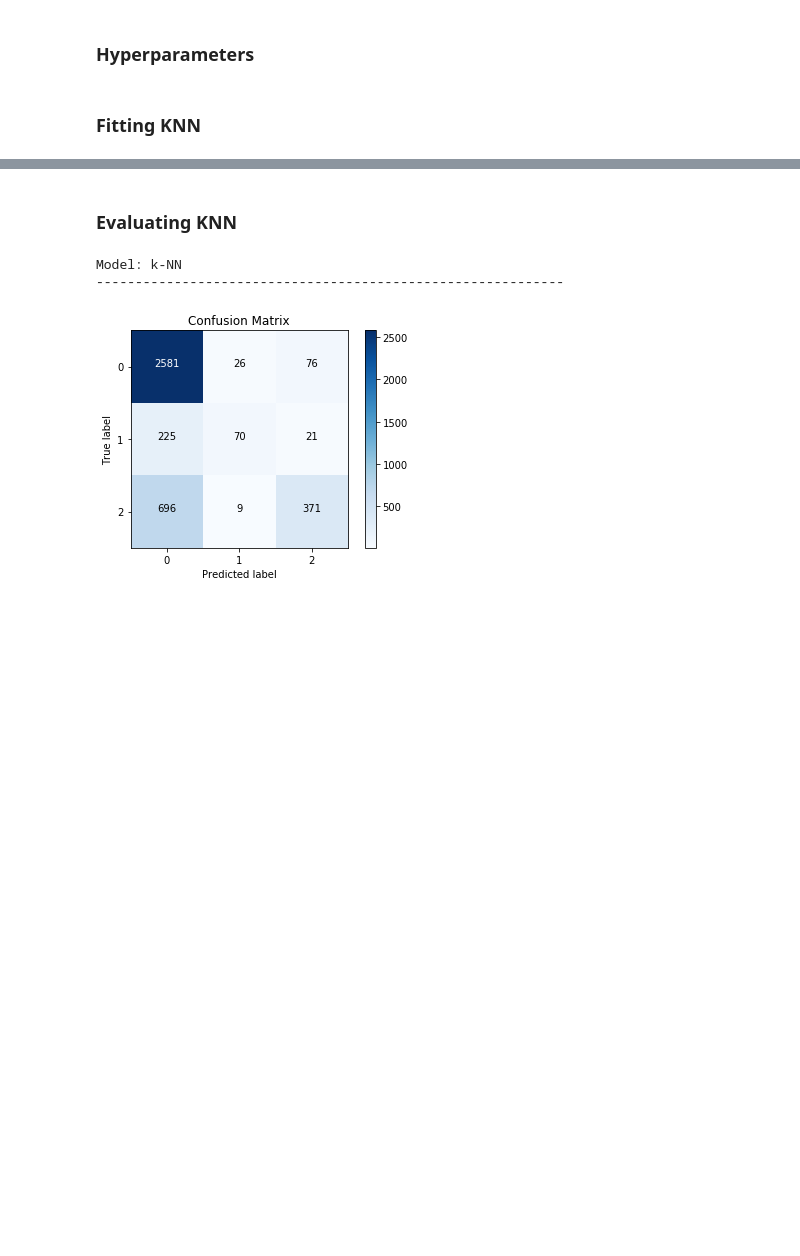
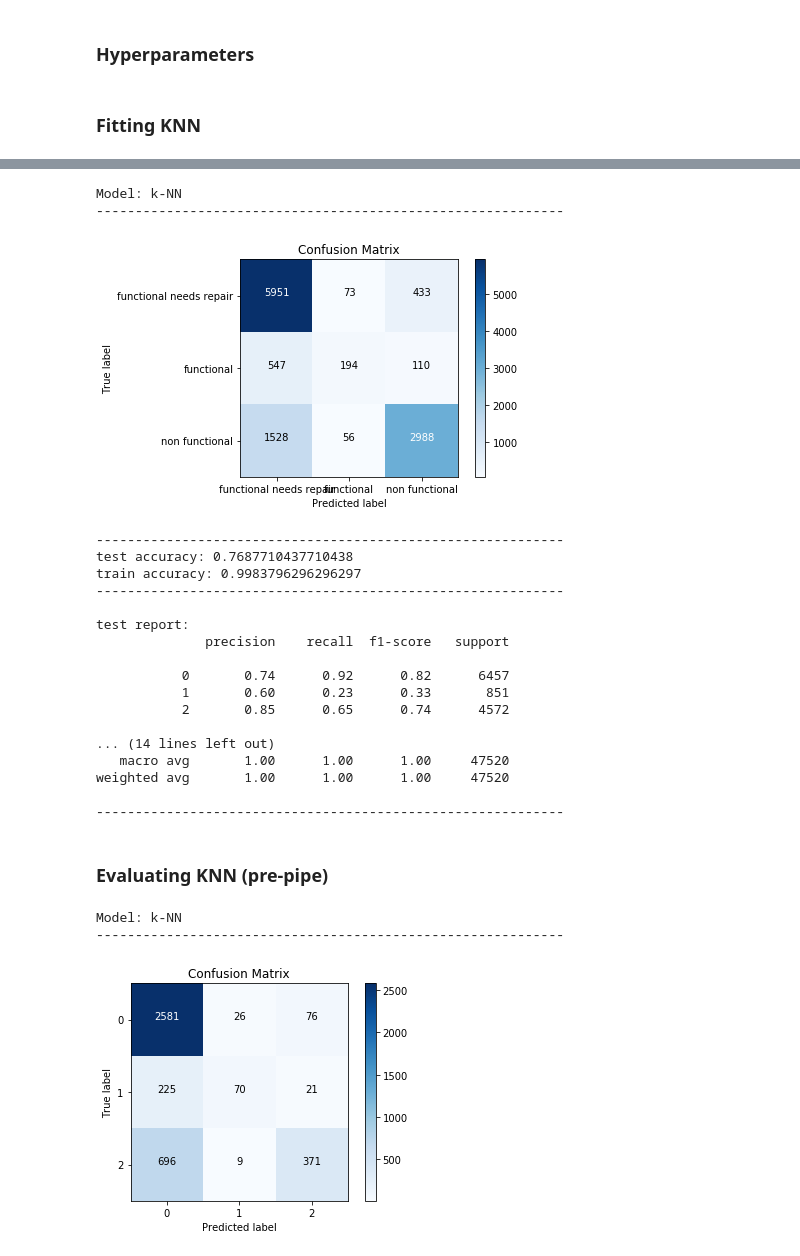
Before and after one commit to jneums/tanzania, a Jupyter notebook: notebooks/model.ipynb, the cells around one changed output, grey strips where cells are left out. Drawn from its saved outputs; the diff is of its cells as text; code cells hidden in the pictures; blank space fills up the shorter version.

```diff
--- a/notebooks/model.ipynb
+++ b/notebooks/model.ipynb
@@ -423,11 +376,12 @@ knn_params = {
     'model__weights': ['distance'],
     'model__p': [2]
 }
+
+knn_params.update(preprocessor_params)
 # %% [markdown]
 ### Fitting KNN
 # %%
 from sklearn.neighbors import KNeighborsClassifier
 knn = { 'model': KNeighborsClassifier(), 'params': knn_params }
-feature_names = numerical_cols + categorical_cols
-knn_test_preds, knn_train_preds, knn_pipeline = fit_predict(knn, X_total_train, X_total_test, y_total_train, y_total_test)
+knn_test_preds, knn_train_preds, knn_pipeline = fit_predict(knn, X_train, X_test, y_train, y_test)
 # %% [output]
@@ -439,3 +409,26 @@ Best parameter (CV score=0.726):
+# %%
+metrics('k-NN', y_train, y_test, knn_train_preds, knn_test_preds)
+# %% [output]
+Model: k-NN
+------------------------------------------------------------
+[figure, added]
+------------------------------------------------------------
+test accuracy: 0.7687710437710438
+train accuracy: 0.9983796296296297
+------------------------------------------------------------
+
+test report:
+              precision    recall  f1-score   support
+
+           0       0.74      0.92      0.82      6457
+           1       0.60      0.23      0.33       851
+           2       0.85      0.65      0.74      4572
+
+... (14 lines left out)
+   macro avg       1.00      1.00      1.00     47520
+weighted avg       1.00      1.00      1.00     47520
+
+------------------------------------------------------------
 # %% [markdown]
-### Evaluating KNN
+### Evaluating KNN (pre-pipe)
 # %%
```
Also changed, not shown: parts of 38 cells of this notebook, 6 other files.
